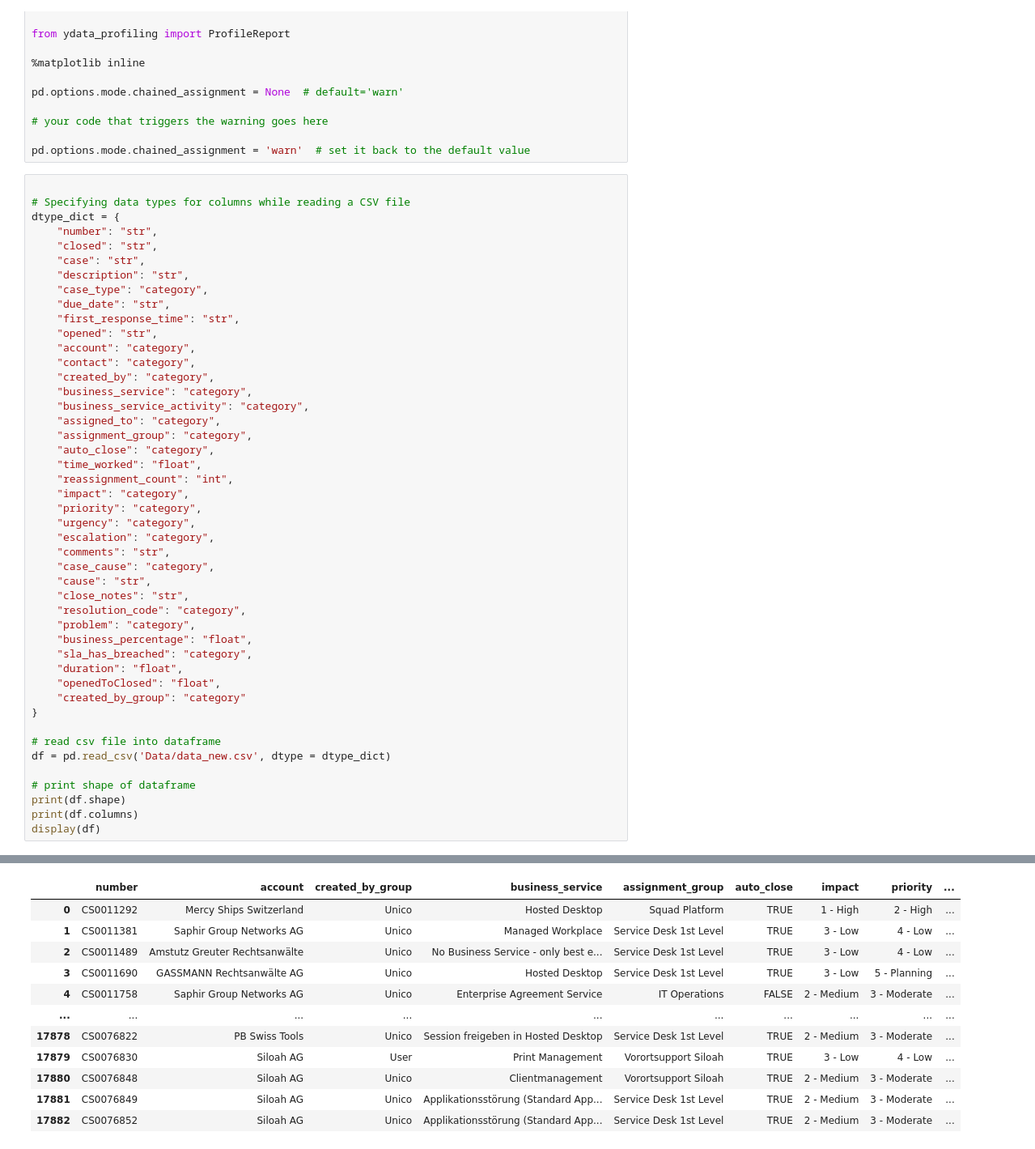
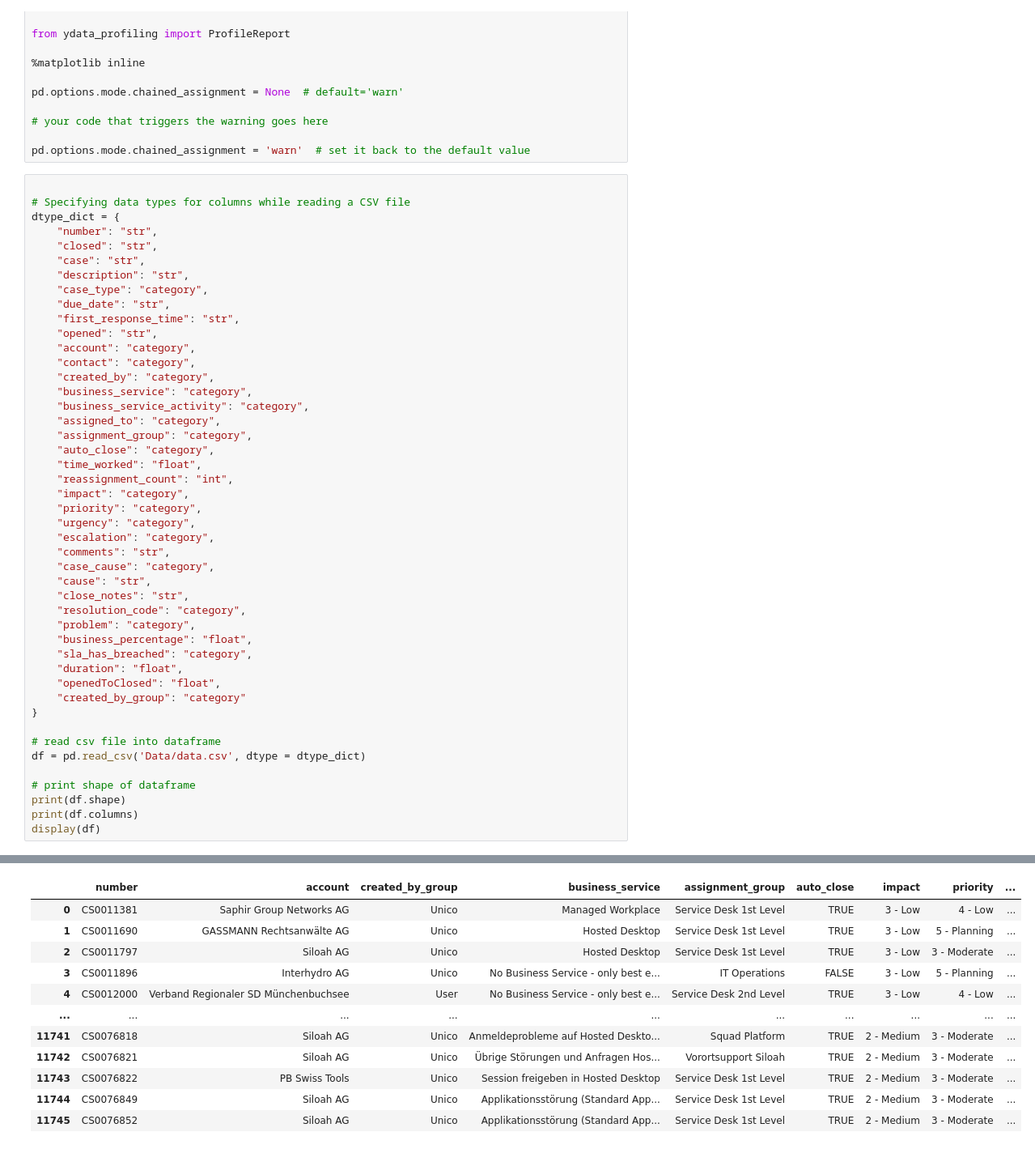
Before and after one commit to Larsibaer/Thesis, a Jupyter notebook: code_textToTFIDF.ipynb, the cells around one changed output, grey strips where cells are left out. Shown at 81% size. Cells and saved outputs as stored; diff of their text form.

```diff
--- a/code_textToTFIDF.ipynb
+++ b/code_textToTFIDF.ipynb
@@ -58,7 +58,7 @@ dtype_dict = {
 }
 
 # read csv file into dataframe
-df = pd.read_csv('Data/data_new.csv', dtype = dtype_dict)
+df = pd.read_csv('Data/data.csv', dtype = dtype_dict)
 
 # print shape of dataframe
 print(df.shape)
@@ -75,13 +75,13 @@ Index(['number', 'account', 'created_by_group', 'business_service',
       dtype='object')
 |  | number | account | created_by_group | business_service | assignment_group | auto_close | impact | priority | ... |
-| 0 | CS0011292 | Mercy Ships Switzerland | Unico | Hosted Desktop | Squad Platform | TRUE | 1 - High | 2 - High | ... |
-| 1 | CS0011381 | Saphir Group Networks AG | Unico | Managed Workplace | Service Desk 1st Level | TRUE | 3 - Low | 4 - Low | ... |
-| 2 | CS0011489 | Amstutz Greuter Rechtsanwälte | Unico | No Business Service - only best e... | Service Desk 1st Level | TRUE | 3 - Low | 4 - Low | ... |
-| 3 | CS0011690 | GASSMANN Rechtsanwälte AG | Unico | Hosted Desktop | Service Desk 1st Level | TRUE | 3 - Low | 5 - Planning | ... |
-| 4 | CS0011758 | Saphir Group Networks AG | Unico | Enterprise Agreement Service | IT Operations | FALSE | 2 - Medium | 3 - Moderate | ... |
+| 0 | CS0011381 | Saphir Group Networks AG | Unico | Managed Workplace | Service Desk 1st Level | TRUE | 3 - Low | 4 - Low | ... |
+| 1 | CS0011690 | GASSMANN Rechtsanwälte AG | Unico | Hosted Desktop | Service Desk 1st Level | TRUE | 3 - Low | 5 - Planning | ... |
+| 2 | CS0011797 | Siloah AG | Unico | Hosted Desktop | Service Desk 1st Level | TRUE | 3 - Low | 3 - Moderate | ... |
+| 3 | CS0011896 | Interhydro AG | Unico | No Business Service - only best e... | IT Operations | FALSE | 3 - Low | 5 - Planning | ... |
+| 4 | CS0012000 | Verband Regionaler SD Münchenbuchsee | User | No Business Service - only best e... | Service Desk 2nd Level | TRUE | 3 - Low | 4 - Low | ... |
 | ... | ... | ... | ... | ... | ... | ... | ... | ... | ... |
-| 17878 | CS0076822 | PB Swiss Tools | Unico | Session freigeben in Hosted Desktop | Service Desk 1st Level | TRUE | 2 - Medium | 3 - Moderate | ... |
-| 17879 | CS0076830 | Siloah AG | User | Print Management | Vorortsupport Siloah | TRUE | 3 - Low | 4 - Low | ... |
-| 17880 | CS0076848 | Siloah AG | Unico | Clientmanagement | Vorortsupport Siloah | TRUE | 2 - Medium | 3 - Moderate | ... |
-| 17881 | CS0076849 | Siloah AG | Unico | Applikationsstörung (Standard App... | Service Desk 1st Level | TRUE | 2 - Medium | 3 - Moderate | ... |
-| 17882 | CS0076852 | Siloah AG | Unico | Applikationsstörung (Standard App... | Service Desk 1st Level | TRUE | 2 - Medium | 3 - Moderate | ... |
+| 11741 | CS0076818 | Siloah AG | Unico | Anmeldeprobleme auf Hosted Deskto... | Squad Platform | TRUE | 2 - Medium | 3 - Moderate | ... |
+| 11742 | CS0076821 | Siloah AG | Unico | Übrige Störungen und Anfragen Hos... | Vorortsupport Siloah | TRUE | 2 - Medium | 3 - Moderate | ... |
+| 11743 | CS0076822 | PB Swiss Tools | Unico | Session freigeben in Hosted Desktop | Service Desk 1st Level | TRUE | 2 - Medium | 3 - Moderate | ... |
+| 11744 | CS0076849 | Siloah AG | Unico | Applikationsstörung (Standard App... | Service Desk 1st Level | TRUE | 2 - Medium | 3 - Moderate | ... |
+| 11745 | CS0076852 | Siloah AG | Unico | Applikationsstörung (Standard App... | Service Desk 1st Level | TRUE | 2 - Medium | 3 - Moderate | ... |
```
Also changed, not shown: parts of 5 cells of this notebook, 3 other files.
